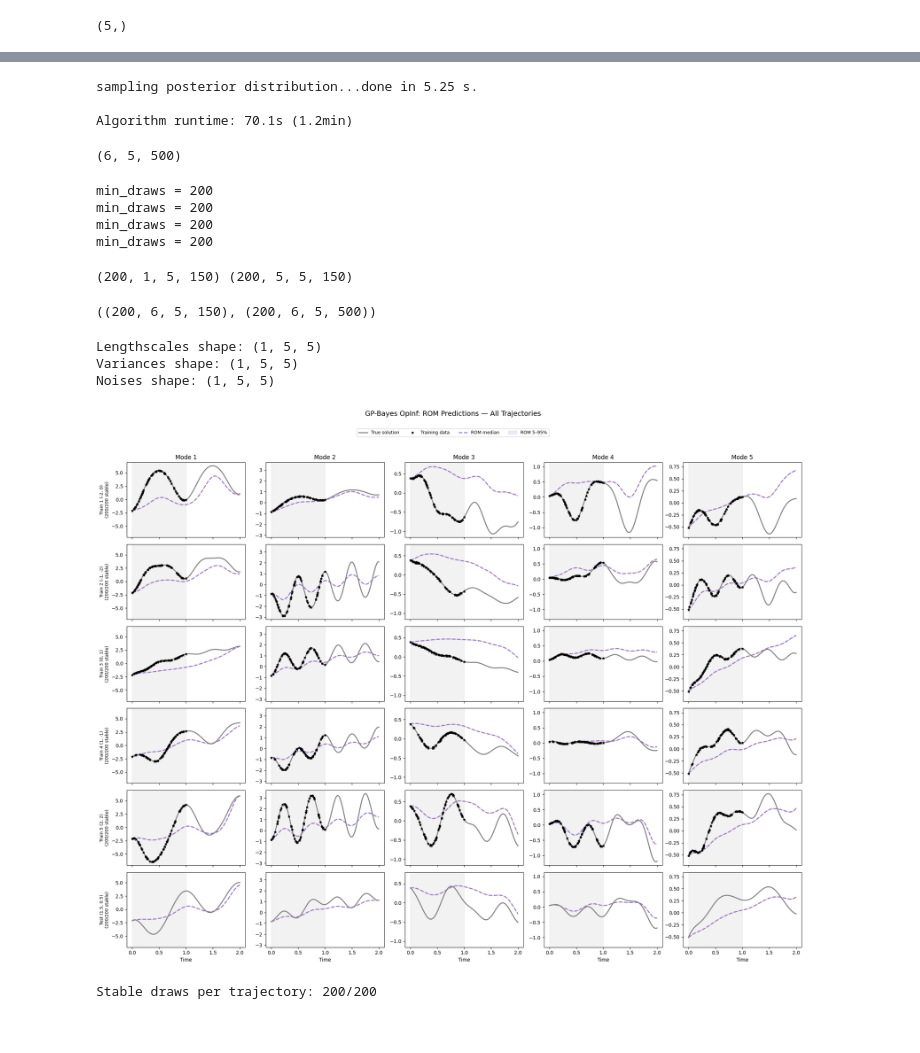
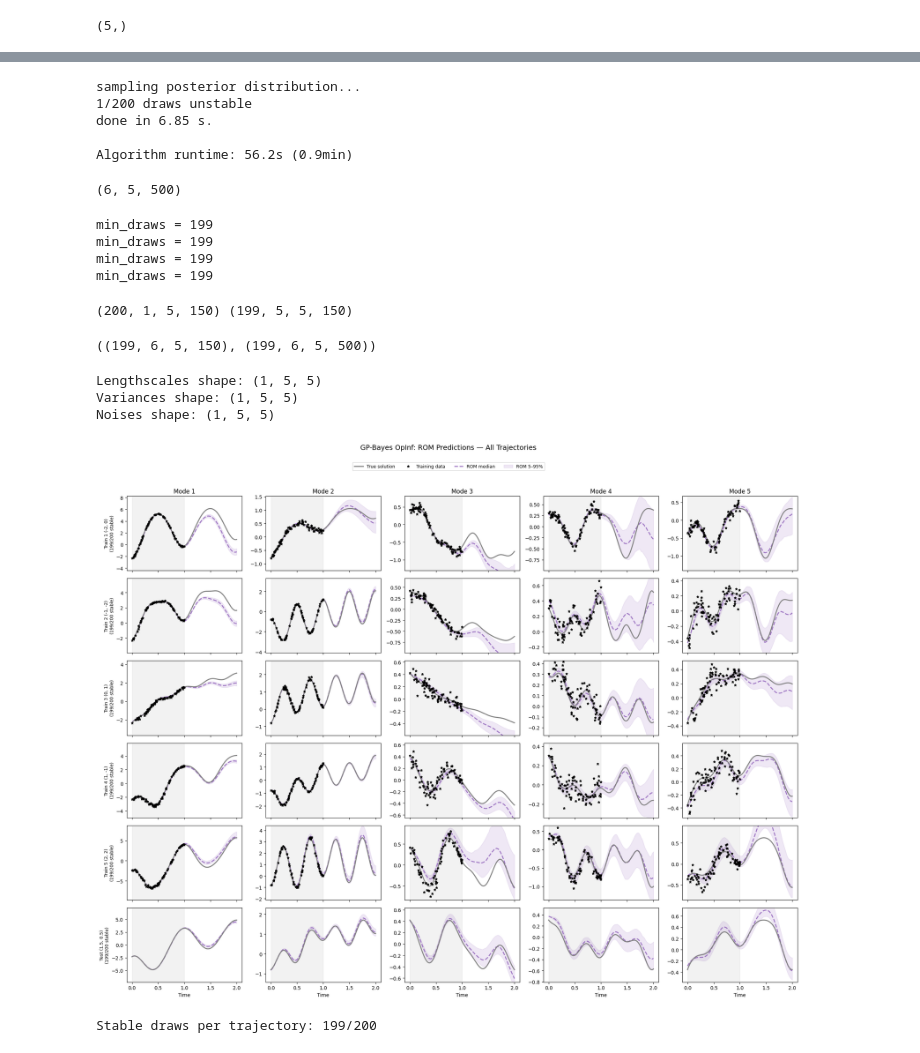
Before and after one commit to Anthony50102/probabilistic_rom_inference, a Jupyter notebook: experiments/heat/01_gpbayes_opinf.ipynb, the cells around one changed output, grey strips where cells are left out. Saved outputs shown, nothing was run; the diff lists cells and outputs as text; code cells hidden in the pictures.

```diff
--- a/experiments/heat/01_gpbayes_opinf.ipynb
+++ b/experiments/heat/01_gpbayes_opinf.ipynb
@@ -31,8 +31,8 @@ random.seed(RANDOM_SEED)
 # %%
 # Configuration
 training_span = (0, 1)
-num_samples = 65
-noiselevel = 0.01
+num_samples = 85
+noiselevel = 0.105
 num_regression_points = 150
 numPODmodes = 5
 ndraws = 200
@@ -272,9 +272,11 @@ true_states_projected = [
 algo_time = time.time() - start_time
 print(f"\nAlgorithm runtime: {algo_time:.1f}s ({algo_time/60:.1f}min)")
 # %% [output]
-sampling posterior distribution...done in 5.25 s.
+sampling posterior distribution...
+1/200 draws unstable
+done in 6.85 s.
 
-Algorithm runtime: 70.1s (1.2min)
+Algorithm runtime: 56.2s (0.9min)
 # %%
 true_states_compressed_new_initial = basis.compress(true_states_new_initial)
 
@@ -309,10 +311,10 @@ all_training_draws_decompressed = truncate_draws(all_training_draws_decompressed
 training_draws_compressed_new_initial = np.array(training_draws_compressed_new_initial)
 prediction_draws_compressed_new_initial = np.array(prediction_draws_compressed_new_initial)
 # %% [output]
-min_draws = 200
-min_draws = 200
-min_draws = 200
-min_draws = 200
+min_draws = 199
+min_draws = 199
+min_draws = 199
+min_draws = 199
 # %%
 print(np.expand_dims(training_draws_compressed_new_initial, axis=1).shape, all_training_draws_compressed.shape)
 
@@ -321,8 +323,8 @@ prediction_draws_compressed = np.concatenate((all_prediction_draws_compressed, n
 
 training_draws_compressed.shape, prediction_draws_compressed.shape
 # %% [output]
-(200, 1, 5, 150) (200, 5, 5, 150)
+(200, 1, 5, 150) (199, 5, 5, 150)
-((200, 6, 5, 150), (200, 6, 5, 500))
+((199, 6, 5, 150), (199, 6, 5, 500))
 # %%
 lengthscales = np.array([gps[i][j].gpr.kernel_.k1.k2.length_scale for i in range(num_initial_conditions) for j in range(numPODmodes)]).reshape((-1, num_initial_conditions, numPODmodes))
 variances = np.array([gps[i][j].gpr.kernel_.k1.k1.constant_value for i in range(num_initial_conditions) for j in range(numPODmodes)]).reshape((-1, num_initial_conditions, numPODmodes))
@@ -362,7 +364,7 @@ n_traj = len(trajectories)
 n_modes = numPODmodes
 figsize = (4 * n_modes, 2.5 * n_traj)
 
-fig, axes = plt.subplots(n_traj, n_modes, figsize=figsize, sharex=True, sharey='col', squeeze=False)
+fig, axes = plt.subplots(n_traj, n_modes, figsize=figsize, sharex=True, squeeze=False)
 
 for row, traj in enumerate(trajectories):
     # Slice draws for this trajectory
@@ -389,32 +391,37 @@ for row, traj in enumerate(trajectories):
 
         # ROM predictions (median + 5-95% CI)
         pred_time = sampler.prediction_time_domain
         if n_stable > 0:
             ax.plot(pred_time, np.median(rom_solves[:, col, :], axis=0),
                     color='tab:purple', linestyle='--', alpha=0.9, lw=2,
                     label='ROM median' if (row == 0 and col == 0) else None, zorder=0)
             ax.fill_between(pred_time,
                             np.percentile(rom_solves[:, col, :], 5, axis=0),
                             np.percentile(rom_solves[:, col, :], 95, axis=0),
                             color='tab:purple', alpha=0.15,
                             label='ROM 5\u201395%' if (row == 0 and col == 0) else None, zorder=0)
 
         if row == 0:
             ax.set_title(f'Mode {col + 1}')
         if col == 0:
             ax.set_ylabel(f'{traj["label"]}\n({n_stable}/{ndraws} stable)', fontsize=9)
         if row == n_traj - 1:
             ax.set_xlabel('Time')
 
+        # Fix y-axis to truth for cross-method comparison
+        if traj.get('true_compressed') is not None:
+            from core.plotting import _ylim_from_truth
+            ax.set_ylim(*_ylim_from_truth(traj['true_compressed'][col]))
+
 handles, labels = axes[0, 0].get_legend_handles_labels()
 if handles:
     fig.legend(handles, labels, loc='upper center', ncol=len(handles), fontsize=9, bbox_to_anchor=(0.5, 1.02))
 
 fig.suptitle('GP-Bayes OpInf: ROM Predictions — All Trajectories', fontsize=14, y=1.05)
 fig.tight_layout()
 plt.show()
 
 print(f"\nStable draws per trajectory: {prediction_draws_compressed.shape[0]}/{ndraws}")
 # %% [output]
-[figure, old version]
+[figure, new version]
-Stable draws per trajectory: 200/200
+Stable draws per trajectory: 199/200
```
Also changed, not shown: parts of 6 cells of this notebook, 10 other files.
